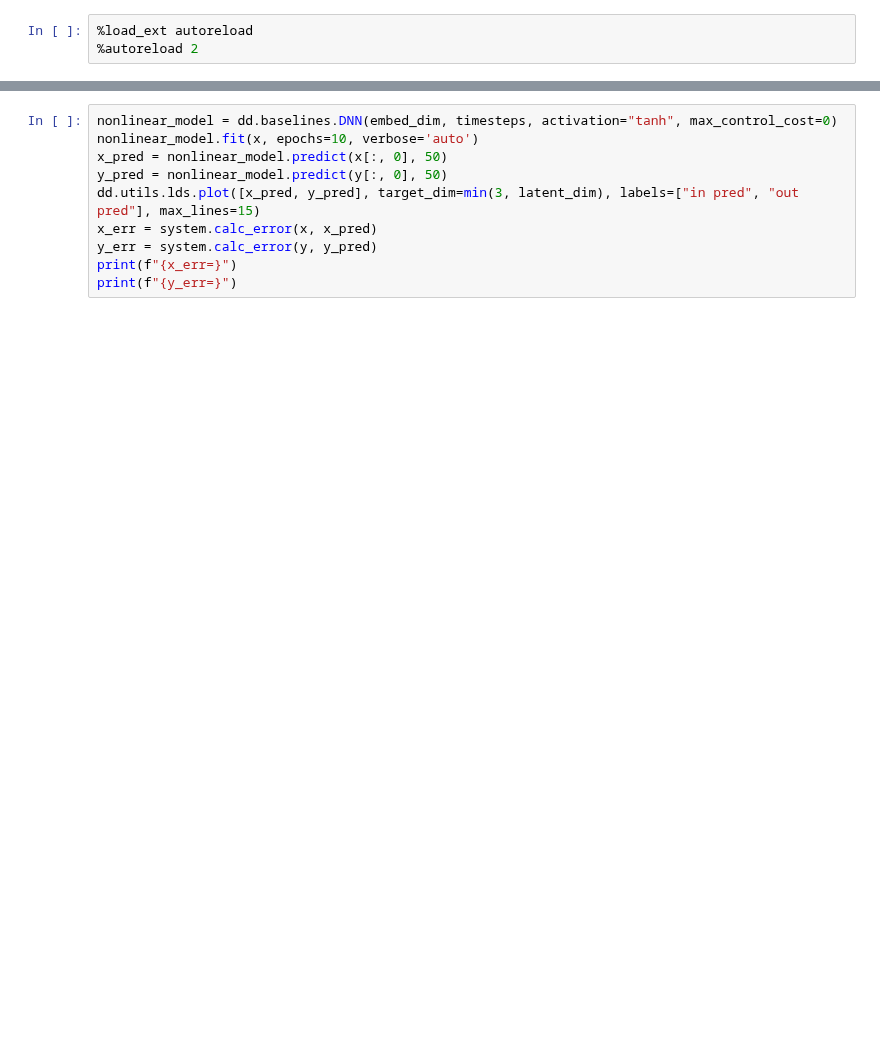
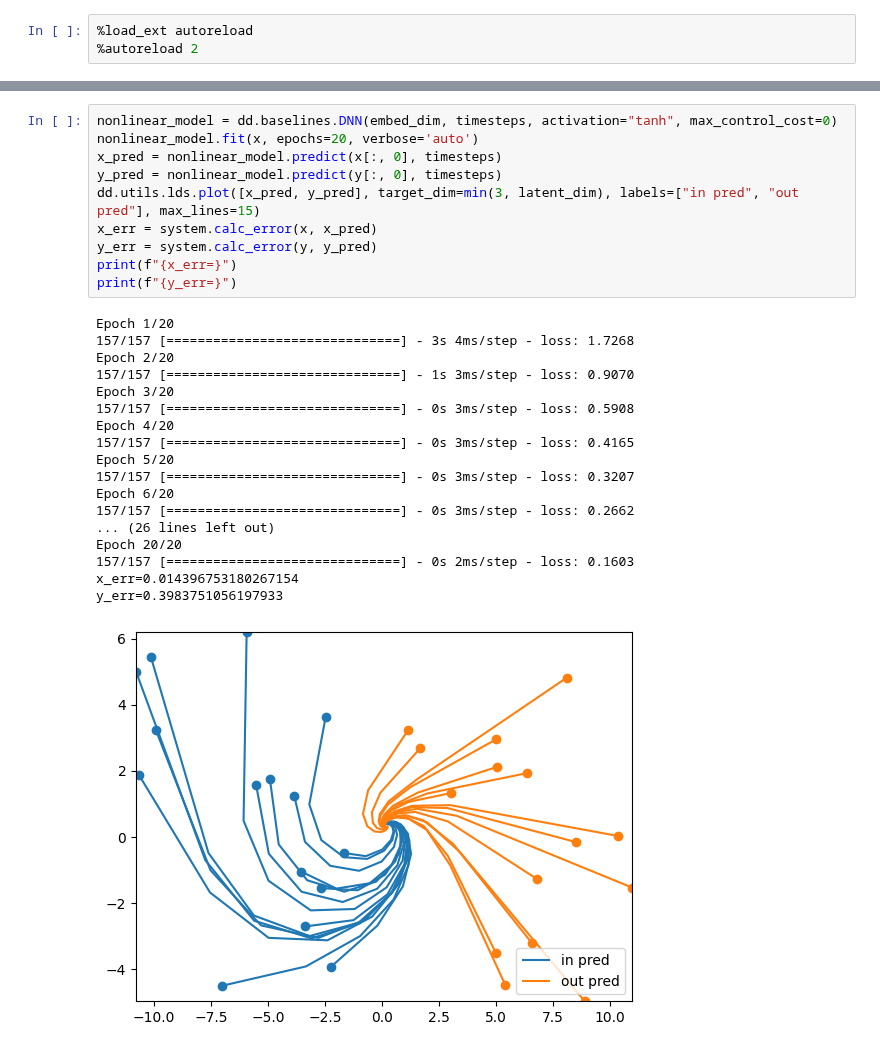
Before and after one commit to DynaDojo/dynadojo, a Jupyter notebook: demos/lds_demo.ipynb, the cells around one changed output, grey strips where cells are left out. Drawn from its saved outputs; the diff is of its cells as text; blank space fills up the shorter version.

```diff
--- a/demos/lds_demo.ipynb
+++ b/demos/lds_demo.ipynb
@@ -56,10 +53,29 @@ KeyboardInterrupt
 # %%
 nonlinear_model = dd.baselines.DNN(embed_dim, timesteps, activation="tanh", max_control_cost=0)
-nonlinear_model.fit(x, epochs=10, verbose='auto')
-x_pred = nonlinear_model.predict(x[:, 0], 50)
-y_pred = nonlinear_model.predict(y[:, 0], 50)
+nonlinear_model.fit(x, epochs=20, verbose='auto')
+x_pred = nonlinear_model.predict(x[:, 0], timesteps)
+y_pred = nonlinear_model.predict(y[:, 0], timesteps)
 dd.utils.lds.plot([x_pred, y_pred], target_dim=min(3, latent_dim), labels=["in pred", "out pred"], max_lines=15)
 x_err = system.calc_error(x, x_pred)
 y_err = system.calc_error(y, y_pred)
 print(f"{x_err=}")
 print(f"{y_err=}")
+# %% [output]
+Epoch 1/20
+157/157 [==============================] - 3s 4ms/step - loss: 1.7268
+Epoch 2/20
+157/157 [==============================] - 1s 3ms/step - loss: 0.9070
+Epoch 3/20
+157/157 [==============================] - 0s 3ms/step - loss: 0.5908
+Epoch 4/20
+157/157 [==============================] - 0s 3ms/step - loss: 0.4165
+Epoch 5/20
+157/157 [==============================] - 0s 3ms/step - loss: 0.3207
+Epoch 6/20
+157/157 [==============================] - 0s 3ms/step - loss: 0.2662
+... (26 lines left out)
+Epoch 20/20
+157/157 [==============================] - 0s 2ms/step - loss: 0.1603
+x_err=0.014396753180267154
+y_err=0.3983751056197933
+[figure, added]
```
Also changed, not shown: parts of 3 cells of this notebook, 1 other file.
